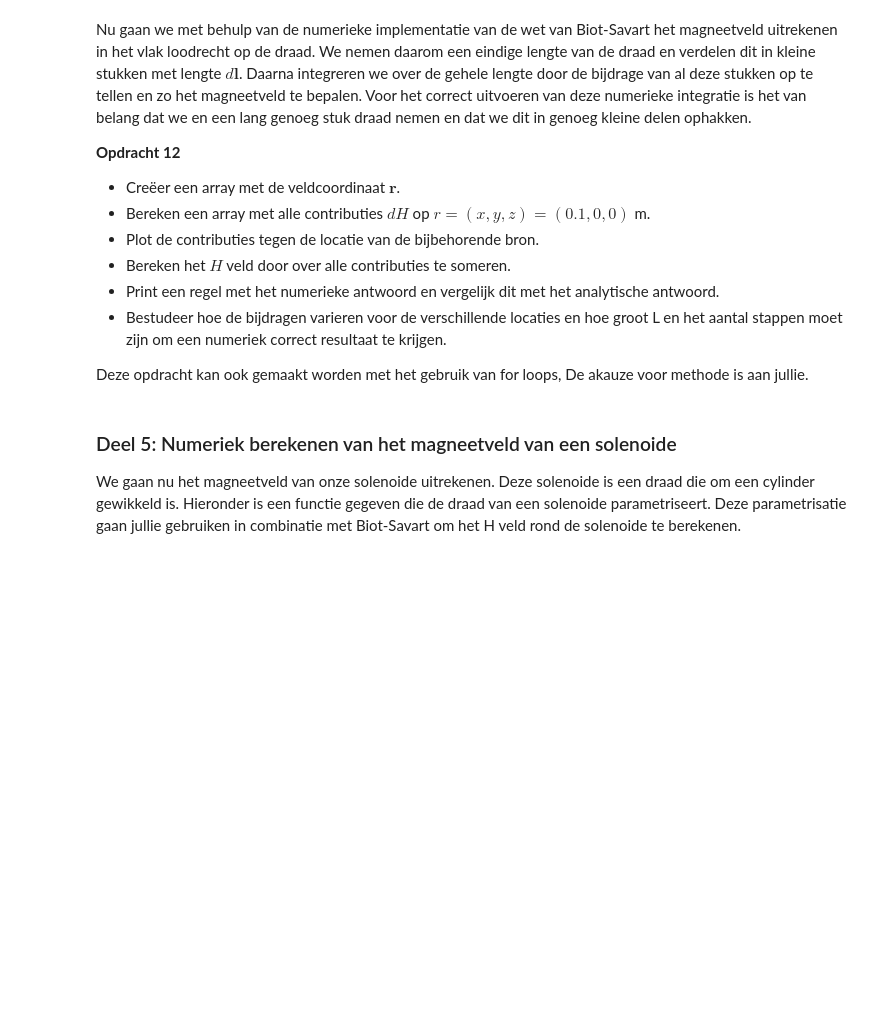
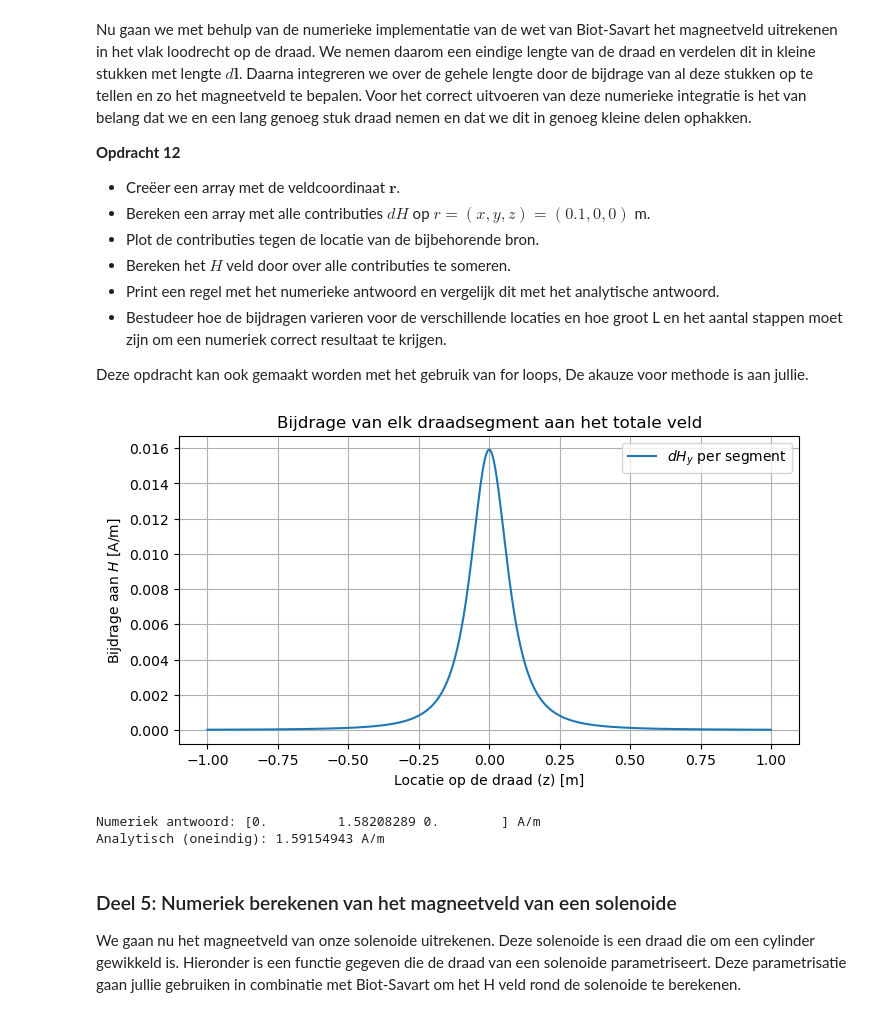
Before and after one commit to carstenschroevers-eng/opdrachten-DEF-D, a Jupyter notebook: KrachtactuatorOpdracht.ipynb, the cells around one changed output. Drawn from its saved outputs; the diff is of its cells as text; code cells hidden in the pictures; blank space fills up the shorter version.

```diff
--- a/KrachtactuatorOpdracht.ipynb
+++ b/KrachtactuatorOpdracht.ipynb
@@ -335,9 +462,61 @@ Nu gaan we met behulp van de numerieke implementatie van de wet van Biot-Savart
 
 Deze opdracht kan ook gemaakt worden met het gebruik van for loops, De akauze voor methode is aan jullie.
 # %%
-###
-###Jullie code hier###
-###
+import numpy as np
+import matplotlib.pyplot as plt
+
+# Parameters
+I = 1.0           # Stroom in Ampère
+L = 2.0           # Lengte van de draad (probeer dit te variëren!)
+N = 1000          # Aantal segmentjes (stappen)
+rho = 0.1         # Afstand tot de draad (x = 0.1)
+
+# --- Opdracht 12 stappen ---
+
+# 1) Array met veldcoördinaat r
+r_veld = np.array([0.1, 0, 0])
+
+# 2) Bronlocaties (r') en segmentjes (dl)
+z_bron = np.linspace(-L/2, L/2, N)
+dz = L / N
+dl = np.array([0, 0, dz])
+
+# Bereken contributies dH
+dH_list = []
+for z in z_bron:
+    r_bron = np.array([0, 0, z])
+    r_diff = r_veld - r_bron
+    afstand = np.linalg.norm(r_diff)
+
+    # Biot-Savart kruisproduct: dl x r_diff
+    kruis_prod = np.cross(dl, r_diff)
+    dH = (I / (4 * np.pi)) * (kruis_prod / afstand**3)
+    dH_list.append(dH)
+
+dH_array = np.array(dH_list)
+
+# 3) Plot de contributies (y-component) tegen de bronlocatie z
+plt.figure(figsize=(8, 4))
+plt.plot(z_bron, dH_array[:, 1], label='$dH_y$ per segment')
+plt.xlabel('Locatie op de draad (z) [m]')
+plt.ylabel('Bijdrage aan $H$ [A/m]')
+plt.title('Bijdrage van elk draadsegment aan het totale veld')
+plt.grid(True)
+plt.legend()
+plt.show()
+
+# 4) Bereken totaal H veld (sommatie)
+H_num = np.sum(dH_array, axis=0)
+
+# 5) Analytisch antwoord (voor een oneindige draad)
+H_ana = I / (2 * np.pi * rho)
+
+print(f"Numeriek antwoord: {H_num} A/m")
+print(f"Analytisch (oneindig): {H_ana:.8f} A/m")
+# %% [output]
+[figure, added]
+Numeriek antwoord: [0.         1.58208289 0.        ] A/m
+Analytisch (oneindig): 1.59154943 A/m
 # %% [markdown]
 ### Deel 5: Numeriek berekenen van het magneetveld van een solenoide
 
```
Also changed, not shown: parts of 14 cells of this notebook.
